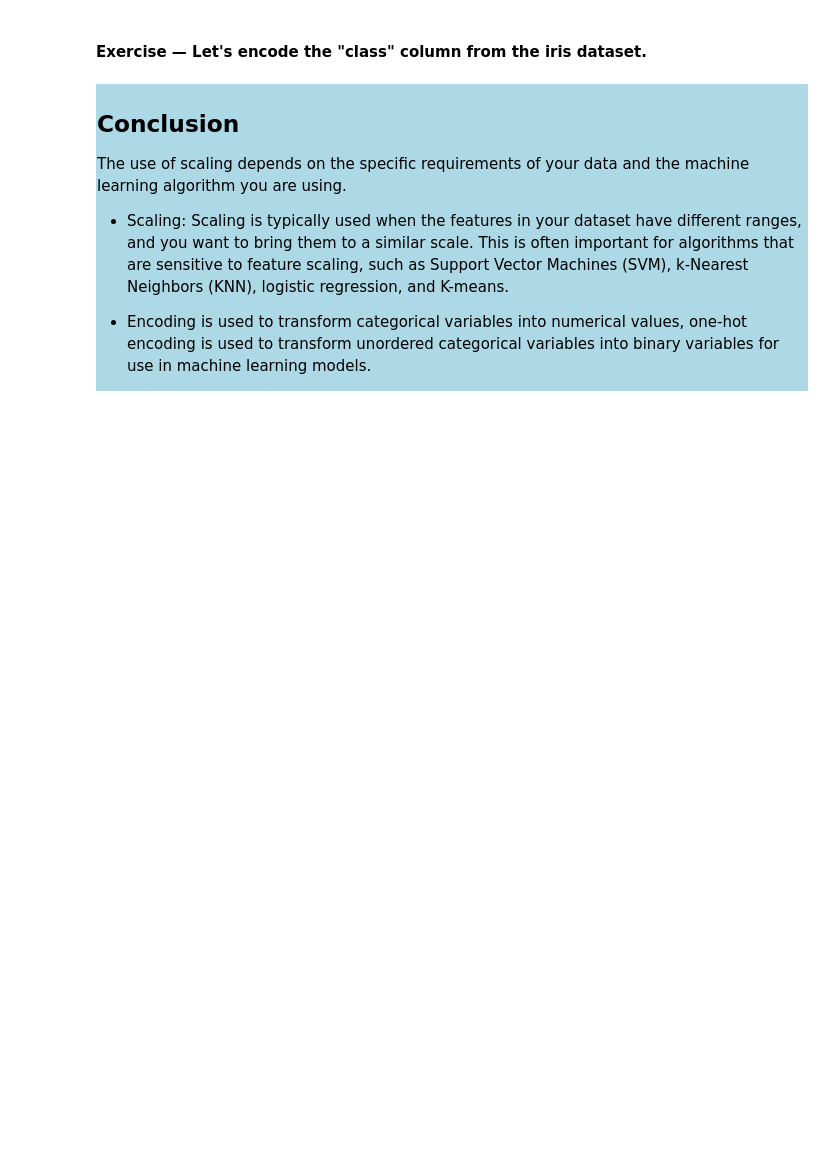
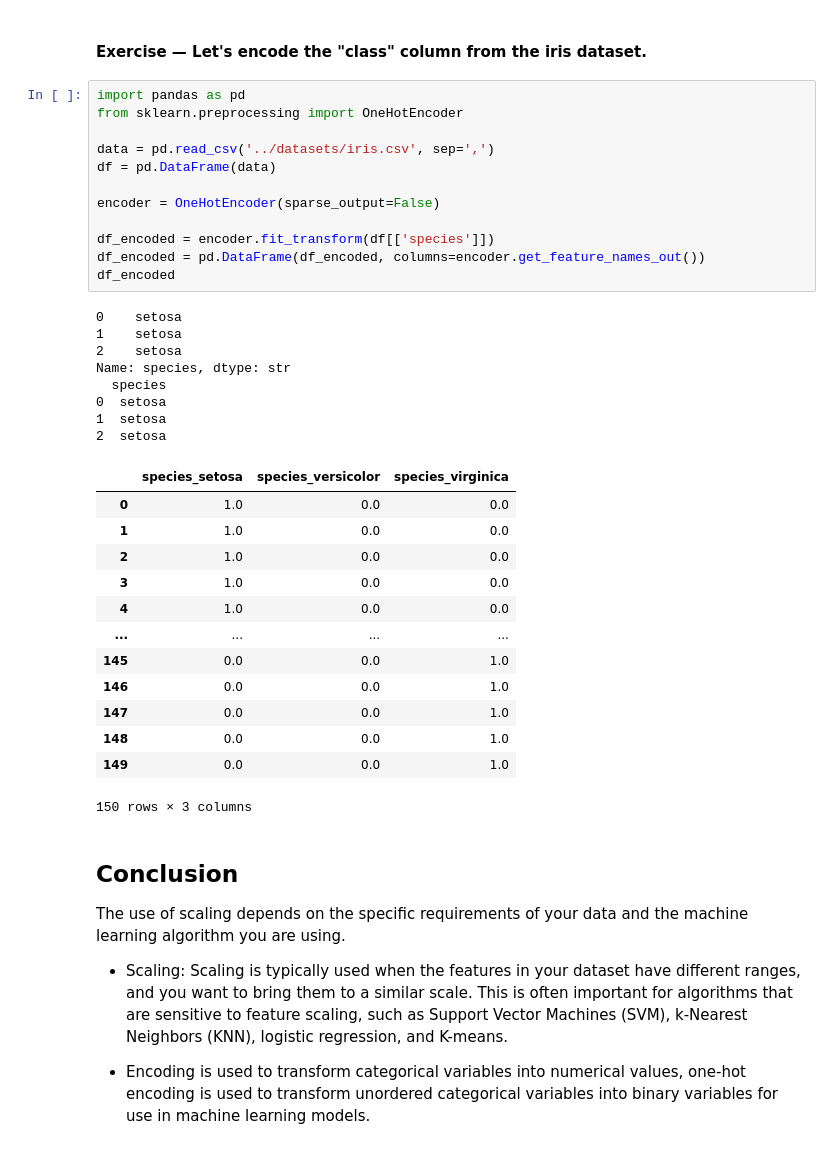
Before and after one commit to myrtus7/machine-learning-labs, a Jupyter notebook: lectures/lecture2.ipynb, the cells around one changed output. Saved outputs shown, nothing was run; the diff lists cells and outputs as text; blank space fills up the shorter version.

```diff
--- a/lectures/lecture2.ipynb
+++ b/lectures/lecture2.ipynb
@@ -470,9 +566,41 @@ print("One-Hot Encoded Data:")
 print(one_hot_encoded)
 # %% [markdown]
 #### Exercise — Let's encode the "class" column from the iris dataset.
+# %%
+import pandas as pd
+from sklearn.preprocessing import OneHotEncoder
+
+data = pd.read_csv('../datasets/iris.csv', sep=',')
+df = pd.DataFrame(data)
+
+encoder = OneHotEncoder(sparse_output=False)
+
+df_encoded = encoder.fit_transform(df[['species']])
+df_encoded = pd.DataFrame(df_encoded, columns=encoder.get_feature_names_out())
+df_encoded
+# %% [output]
+0    setosa
+1    setosa
+2    setosa
+Name: species, dtype: str
+  species
+0  setosa
+1  setosa
+2  setosa
+|  | species_setosa | species_versicolor | species_virginica |
+| 0 | 1.0 | 0.0 | 0.0 |
+| 1 | 1.0 | 0.0 | 0.0 |
+| 2 | 1.0 | 0.0 | 0.0 |
+| 3 | 1.0 | 0.0 | 0.0 |
+| 4 | 1.0 | 0.0 | 0.0 |
+| ... | ... | ... | ... |
+| 145 | 0.0 | 0.0 | 1.0 |
+| 146 | 0.0 | 0.0 | 1.0 |
+| 147 | 0.0 | 0.0 | 1.0 |
+| 148 | 0.0 | 0.0 | 1.0 |
+| 149 | 0.0 | 0.0 | 1.0 |
+150 rows × 3 columns
 # %% [markdown]
-<div style="background-color:lightblue; padding:1px">
-
 ## Conclusion
 
 The use of scaling depends on the specific requirements of your data and the machine learning algorithm you are using.
@@ -480,5 +608,3 @@ The use of scaling depends on the specific requirements of your data and the mac
 - Scaling: Scaling is typically used when the features in your dataset have different ranges, and you want to bring them to a similar scale. This is often important for algorithms that are sensitive to feature scaling, such as Support Vector Machines (SVM), k-Nearest Neighbors (KNN), logistic regression, and K-means.
 
 - Encoding is used to transform categorical variables into numerical values, one-hot encoding is used to transform unordered categorical variables into binary variables for use in machine learning models.
-
-</div>
```
Also changed, not shown: parts of 6 cells of this notebook, 1 other file.
